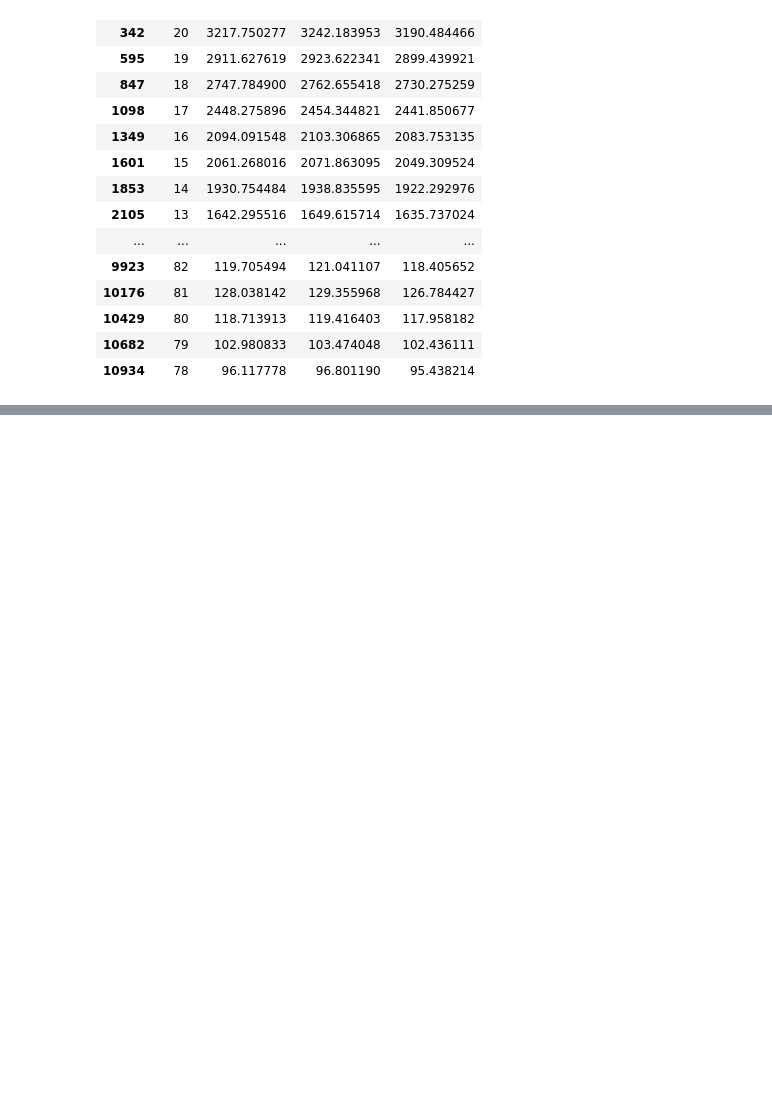
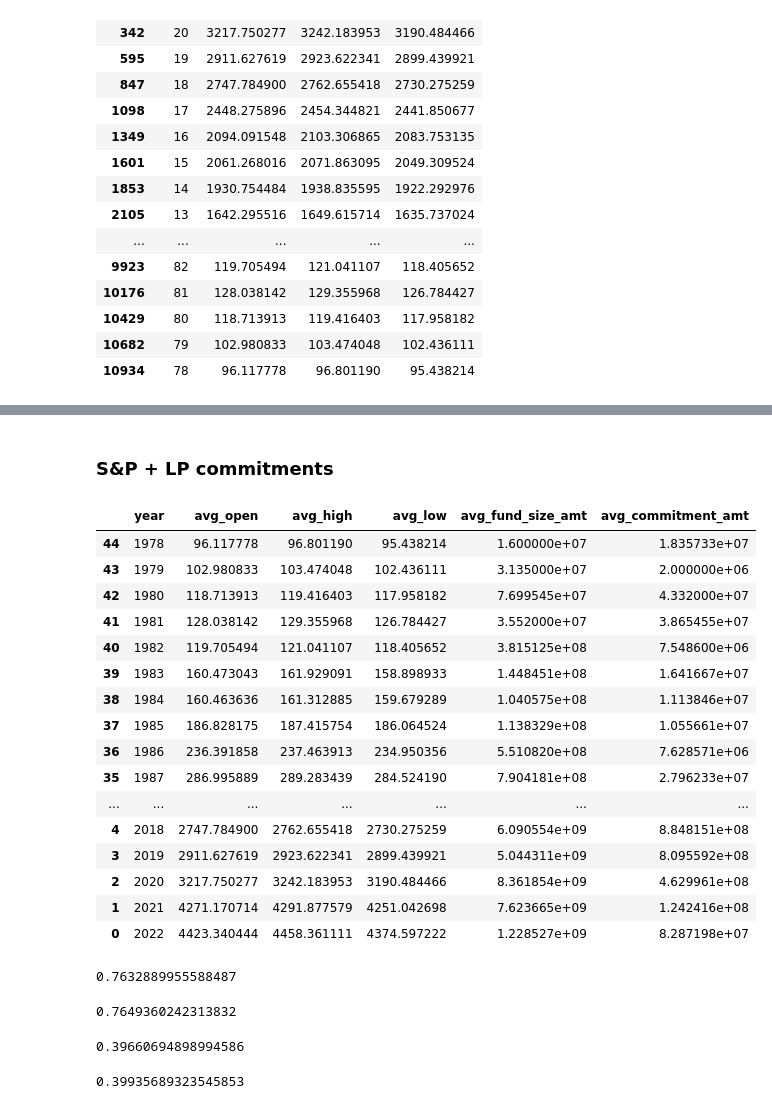
Before and after one commit to anjanaiyer/svb_practicum, a Jupyter notebook: buyouts/buyouts_sp_test.ipynb, the cells around one changed output, grey strips where cells are left out. Drawn from its saved outputs; the diff is of its cells as text; code cells hidden in the pictures; blank space fills up the shorter version.

```diff
--- a/buyouts/buyouts_sp_test.ipynb
+++ b/buyouts/buyouts_sp_test.ipynb
@@ -104,0 +194,3 @@ df_funds.head()
+# %%
+df_lp = df_lp[df_lp['vintage_year'] != 0]
+df_lp.head()
@@ -104,0 +216,3 @@ df_funds.head()
+# %%
+df_lp_grouped = df_lp.groupby('vintage_year',as_index=False).agg({'fund_size_amt':'mean', 'commitment_amt':'mean'})
+df_lp_grouped
@@ -104,0 +237,3 @@ df_funds.head()
+# %%
+df_lp_grouped = df_lp_grouped.sort_values('vintage_year', ascending=False)
+df_lp_grouped
@@ -104,0 +258,4 @@ df_funds.head()
+# %%
+df_lp_grouped = df_lp_grouped.rename(columns={'fund_size_amt':'avg_fund_size_amt',
+                                              'commitment_amt':'avg_commitment_amt'})
+df_lp_grouped
@@ -104,0 +286,43 @@ df_funds.head()
+# %% [markdown]
+### S&P + LP commitments
+# %%
+df_lp_merge = df_lp_grouped.rename(columns={'vintage_year':'year'})
+df_sp_merge = df_sp_final.rename(columns={'converted_years':'year', 'avg_open_yr':'avg_open',
+                                         'avg_high_yr':'avg_high', 'avg_low_yr':'avg_low'})
+df_merged = pd.merge(df_sp_merge, df_lp_merge, on='year')
+df_merged = df_merged.sort_values('year')
+df_merged
+# %% [output]
+|  | year | avg_open | avg_high | avg_low | avg_fund_size_amt | avg_commitment_amt |
+| 44 | 1978 | 96.117778 | 96.801190 | 95.438214 | 1.600000e+07 | 1.835733e+07 |
+| 43 | 1979 | 102.980833 | 103.474048 | 102.436111 | 3.135000e+07 | 2.000000e+06 |
+| 42 | 1980 | 118.713913 | 119.416403 | 117.958182 | 7.699545e+07 | 4.332000e+07 |
+| 41 | 1981 | 128.038142 | 129.355968 | 126.784427 | 3.552000e+07 | 3.865455e+07 |
+| 40 | 1982 | 119.705494 | 121.041107 | 118.405652 | 3.815125e+08 | 7.548600e+06 |
+| 39 | 1983 | 160.473043 | 161.929091 | 158.898933 | 1.448451e+08 | 1.641667e+07 |
+| 38 | 1984 | 160.463636 | 161.312885 | 159.679289 | 1.040575e+08 | 1.113846e+07 |
+| 37 | 1985 | 186.828175 | 187.415754 | 186.064524 | 1.138329e+08 | 1.055661e+07 |
+| 36 | 1986 | 236.391858 | 237.463913 | 234.950356 | 5.510820e+08 | 7.628571e+06 |
+| 35 | 1987 | 286.995889 | 289.283439 | 284.524190 | 7.904181e+08 | 2.796233e+07 |
+| ... | ... | ... | ... | ... | ... | ... |
+| 4 | 2018 | 2747.784900 | 2762.655418 | 2730.275259 | 6.090554e+09 | 8.848151e+08 |
+| 3 | 2019 | 2911.627619 | 2923.622341 | 2899.439921 | 5.044311e+09 | 8.095592e+08 |
+| 2 | 2020 | 3217.750277 | 3242.183953 | 3190.484466 | 8.361854e+09 | 4.629961e+08 |
+| 1 | 2021 | 4271.170714 | 4291.877579 | 4251.042698 | 7.623665e+09 | 1.242416e+08 |
+| 0 | 2022 | 4423.340444 | 4458.361111 | 4374.597222 | 1.228527e+09 | 8.287198e+07 |
+# %%
+df_merged['avg_high'].corr(df_merged['avg_fund_size_amt'])
+# %% [output]
+0.7632889955588487
+# %%
+df_merged['avg_low'].corr(df_merged['avg_fund_size_amt'])
+# %% [output]
+0.7649360242313832
+# %%
+df_merged['avg_high'].corr(df_merged['avg_commitment_amt'])
+# %% [output]
+0.39660694898994586
+# %%
+df_merged['avg_low'].corr(df_merged['avg_commitment_amt'])
+# %% [output]
+0.39935689323545853
```
Also changed, not shown: parts of 22 cells of this notebook, 1 other file.
